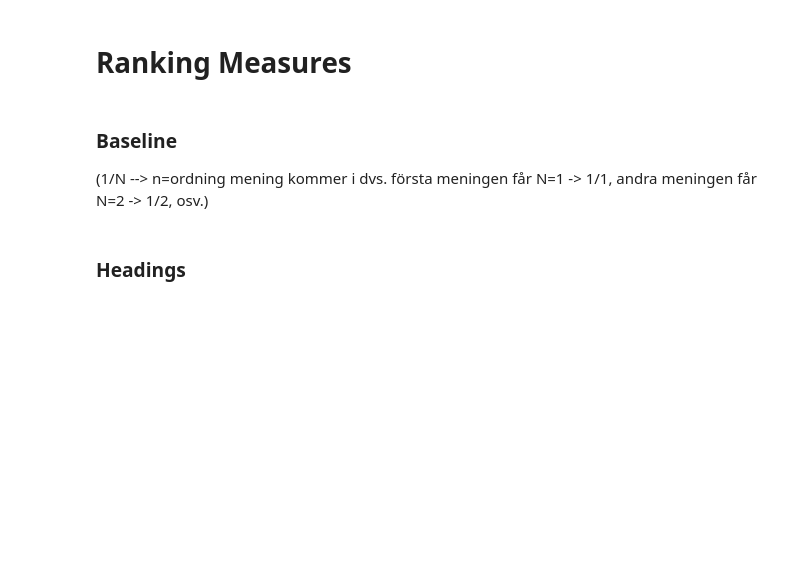
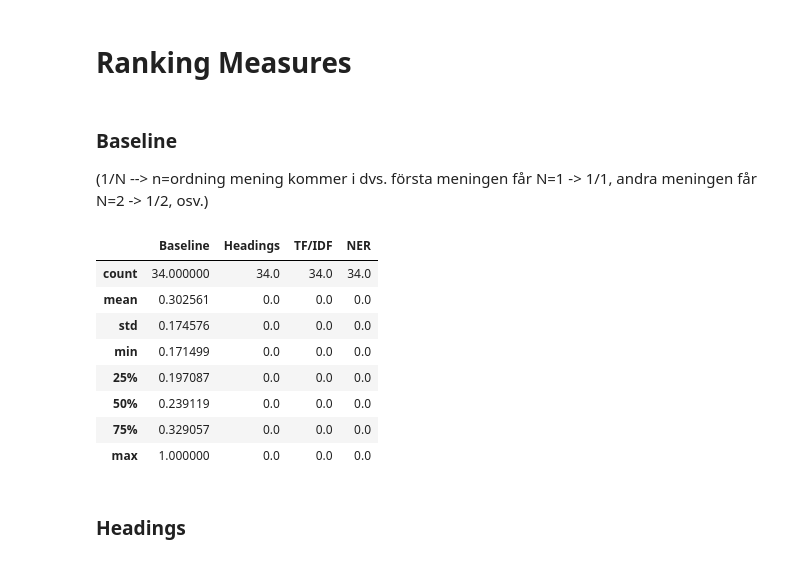
Before and after one commit to magneticmojo/swedish-news-article-summarization-jupyter-notebook, a Jupyter notebook: text_summarization.ipynb, the cells around one changed output. Drawn from its saved outputs; the diff is of its cells as text; code cells hidden in the pictures; blank space fills up the shorter version.

Commit message:
score data with the baseline ranking measure

```diff
--- a/text_summarization.ipynb
+++ b/text_summarization.ipynb
@@ -172,3 +184,18 @@ def calc_p_r(text_output):
+# %%
+# Ranking metric 1 --> Baseline
+for i, score in enumerate(scores['Baseline']) :
+    scores['Baseline'][i] = 1/((i+1)**0.5)
+scores.describe()
+# %% [output]
+|  | Baseline | Headings | TF/IDF | NER |
+| count | 34.000000 | 34.0 | 34.0 | 34.0 |
+| mean | 0.302561 | 0.0 | 0.0 | 0.0 |
+| std | 0.174576 | 0.0 | 0.0 | 0.0 |
+| min | 0.171499 | 0.0 | 0.0 | 0.0 |
+| 25% | 0.197087 | 0.0 | 0.0 | 0.0 |
+| 50% | 0.239119 | 0.0 | 0.0 | 0.0 |
+| 75% | 0.329057 | 0.0 | 0.0 | 0.0 |
+| max | 1.000000 | 0.0 | 0.0 | 0.0 |
 # %% [markdown]
 ### Headings
 # %%
```
Also changed, not shown: parts of 5 cells of this notebook.
